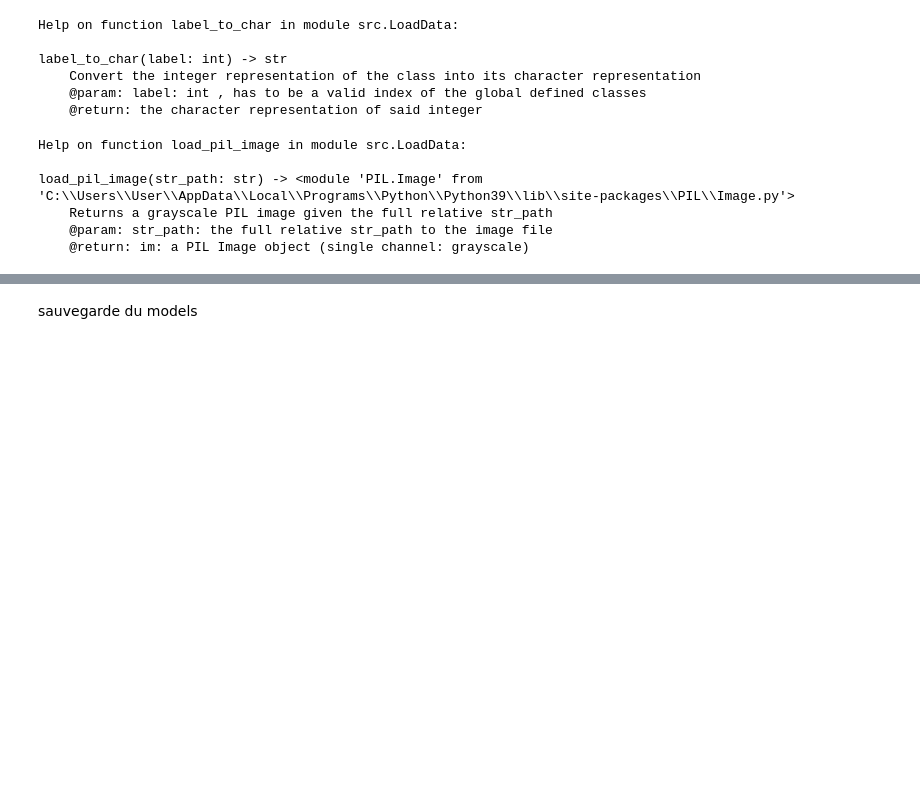
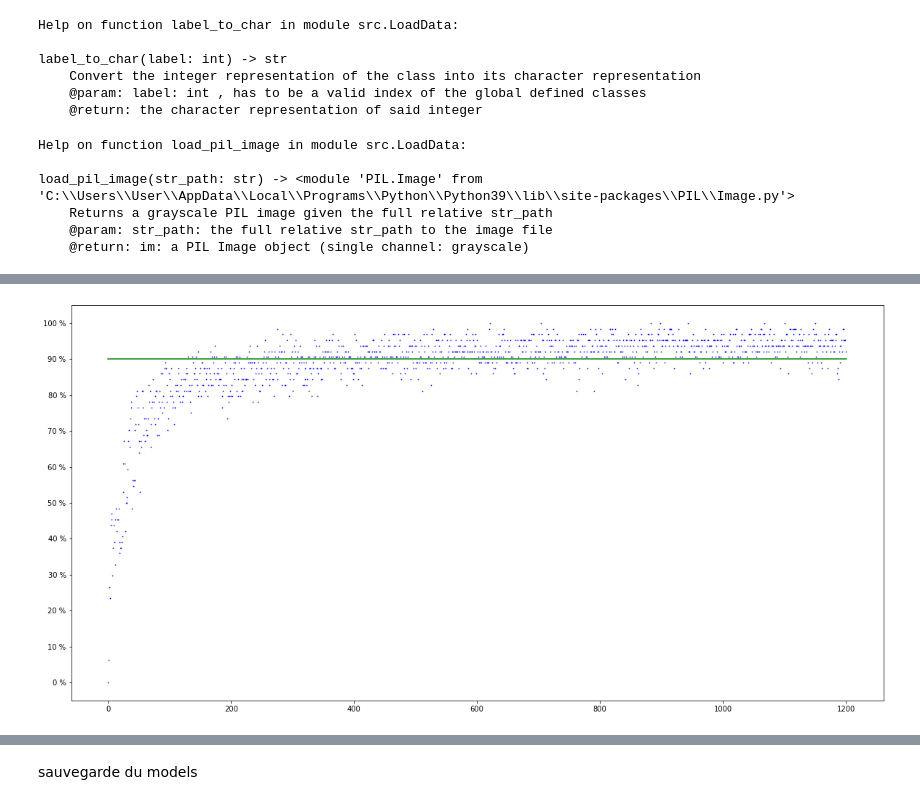
Before and after one commit to MK8BK/Deep_Learning_ISD, a Jupyter notebook: Details.ipynb, the cells around one changed output, grey strips where cells are left out. Cells and saved outputs as stored; diff of their text form; code cells hidden in the pictures; blank space fills up the shorter version.

```diff
--- a/Details.ipynb
+++ b/Details.ipynb
@@ -144,0 +288,23 @@ import matplotlib.axes as axes
+# %%
+#settings
+accuracies = [0]
+costs = []
+batch_size = 64
+lr = 2
+epochs = 1200
+SCE = SoftmaxCrossEntropyLoss()
+layers = [DenseActivatedLayer(112, 784, ReLu), OutputLayer(16, 112, SCE)]
+nn = NeuralNetwork(layers)
+# %%
+#Training
+%time
+for i in range(epochs):
+    x, y = load_training_set("./EMNIST_DATA_SET/", batch_size=batch_size, classes=CLASSES, equilibrium=True)
+    res = nn.forward(x)
+    nn.backward(y)
+    accuracy = percent_good(res, y)
+    cost = compute_cost(res, y)
+    accuracies.append(accuracy)
+    costs.append(cost)
+    if i%30==0:
+        print(f"Iteration: {i:4} | Accuracy: {accuracy} %")
@@ -144,0 +332,10 @@ import matplotlib.axes as axes
+# %%
+plt.scatter(list(range(epochs+1)), accuracies, s=0.5, color="blue")#s=1
+yticks = [str(i)+" %" for i in range(0,101,10)]
+plt.yticks(list(range(0,101,10)), yticks)
+plt.scatter([0],[100], s=0.000001)
+plt.plot([0,epochs+1],[90,90], color="green")
+plt.rcParams["figure.figsize"] = (20,10)
+plt.show()
+# %% [output]
+[figure, added]
```
Also changed, not shown: parts of 45 cells of this notebook, 4 other files.
